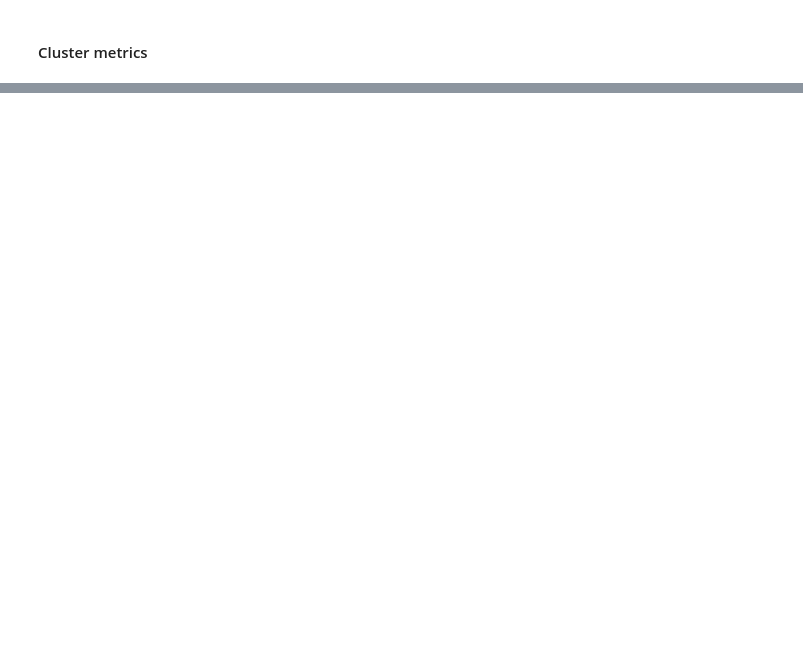
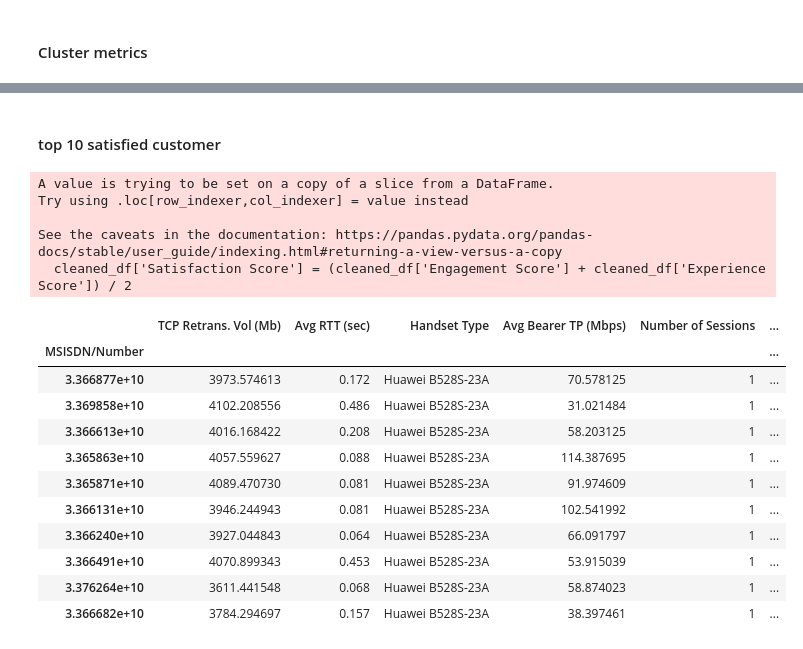
Before and after one commit to abrahamshimelis/TellCo-telecom, a Jupyter notebook: notebooks/data-analysis.ipynb, the cells around one changed output, grey strips where cells are left out. Cells and saved outputs as stored; diff of their text form; code cells hidden in the pictures; blank space fills up the shorter version.

```diff
--- a/notebooks/data-analysis.ipynb
+++ b/notebooks/data-analysis.ipynb
@@ -1099,0 +1035,19 @@ plt.show()
+# %%
+# Define function to calculate Euclidean distance
+def euclidean_distance(point1, point2):
+    return np.sqrt(np.sum((point1 - point2)**2))
+
+# Calculate engagement score for each user
+cleaned_df['Engagement Score'] = cleaned_df.apply(
+    lambda row: euclidean_distance(np.array([row['Number of Sessions'], row['Total Data (Mb)']]), less_engaged_centroid),
+    axis=1
+)
+
+# Calculate experience score for each user
+cleaned_df['Experience Score'] = cleaned_df.apply(
+    lambda row: euclidean_distance(np.array([row['Avg Bearer TP (Mbps)'], row['TCP Retrans. Vol (Mb)']]), worst_experience_centroid),
+    axis=1
+)
+
+# Display the updated dataframe with engagement and experience scores
+print(cleaned_df[['Engagement Score', 'Experience Score']])
@@ -1099,0 +1080,29 @@ plt.show()
+# %% [markdown]
+####  top 10 satisfied customer
+# %%
+# Calculate satisfaction score as the average of engagement and experience scores
+cleaned_df['Satisfaction Score'] = (cleaned_df['Engagement Score'] + cleaned_df['Experience Score']) / 2
+
+# Sort the dataframe by satisfaction score in descending order and select the top 10 satisfied customers
+top_satisfied_customers = cleaned_df.sort_values(by='Satisfaction Score', ascending=False).head(10)
+
+# Display the top 10 satisfied customers
+top_satisfied_customers.head(10)
+# %% [output]
+A value is trying to be set on a copy of a slice from a DataFrame.
+Try using .loc[row_indexer,col_indexer] = value instead
+
+See the caveats in the documentation: https://pandas.pydata.org/pandas-docs/stable/user_guide/indexing.html#returning-a-view-versus-a-copy
+  cleaned_df['Satisfaction Score'] = (cleaned_df['Engagement Score'] + cleaned_df['Experience Score']) / 2
+|  | TCP Retrans. Vol (Mb) | Avg RTT (sec) | Handset Type | Avg Bearer TP (Mbps) | Number of Sessions | ... |
+| MSISDN/Number |  |  |  |  |  | ... |
+| 3.366877e+10 | 3973.574613 | 0.172 | Huawei B528S-23A | 70.578125 | 1 | ... |
+| 3.369858e+10 | 4102.208556 | 0.486 | Huawei B528S-23A | 31.021484 | 1 | ... |
+| 3.366613e+10 | 4016.168422 | 0.208 | Huawei B528S-23A | 58.203125 | 1 | ... |
+| 3.365863e+10 | 4057.559627 | 0.088 | Huawei B528S-23A | 114.387695 | 1 | ... |
+| 3.365871e+10 | 4089.470730 | 0.081 | Huawei B528S-23A | 91.974609 | 1 | ... |
+| 3.366131e+10 | 3946.244943 | 0.081 | Huawei B528S-23A | 102.541992 | 1 | ... |
+| 3.366240e+10 | 3927.044843 | 0.064 | Huawei B528S-23A | 66.091797 | 1 | ... |
+| 3.366491e+10 | 4070.899343 | 0.453 | Huawei B528S-23A | 53.915039 | 1 | ... |
+| 3.376264e+10 | 3611.441548 | 0.068 | Huawei B528S-23A | 58.874023 | 1 | ... |
+| 3.366682e+10 | 3784.294697 | 0.157 | Huawei B528S-23A | 38.397461 | 1 | ... |
```
Also changed, not shown: parts of 21 cells of this notebook.
